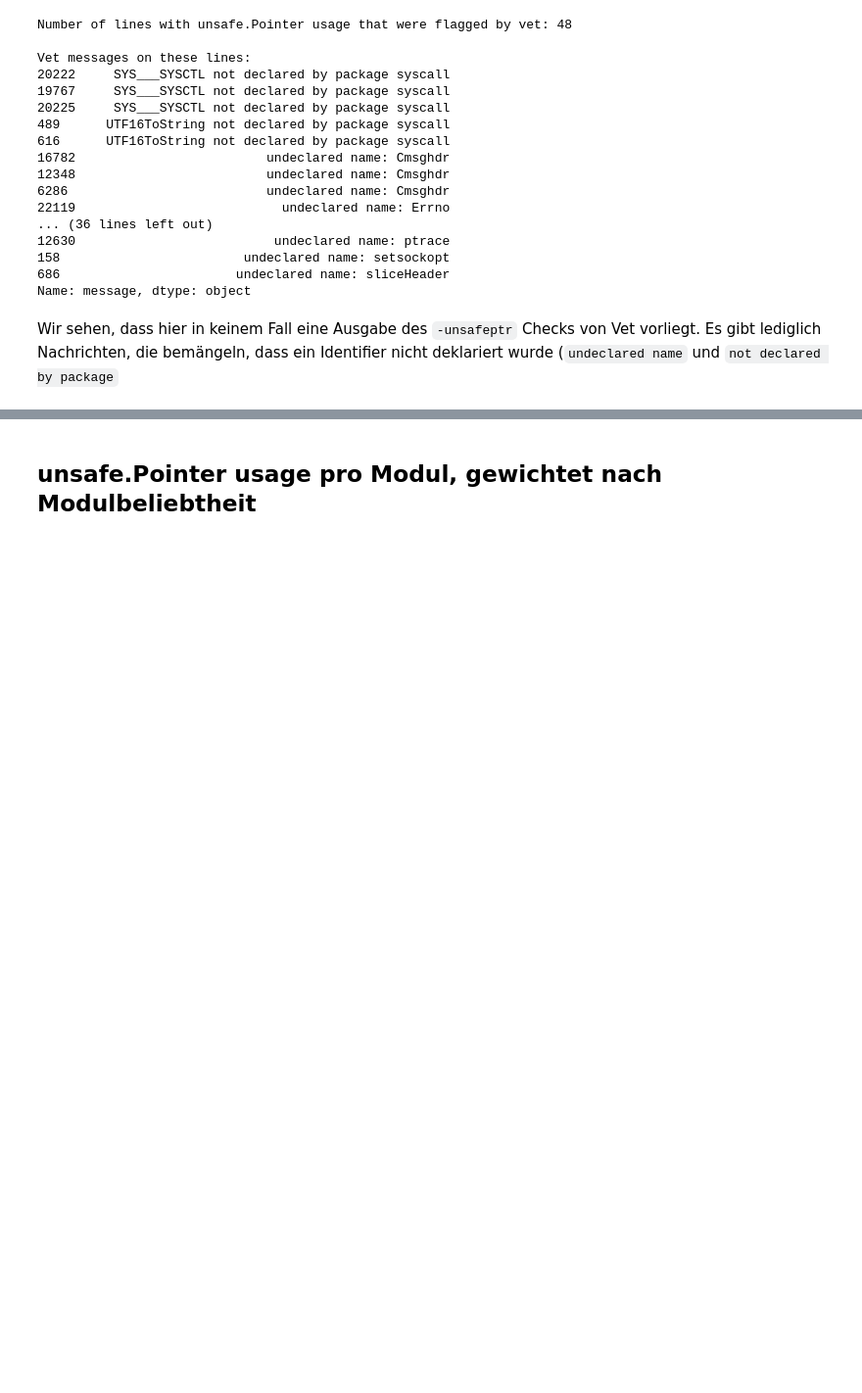
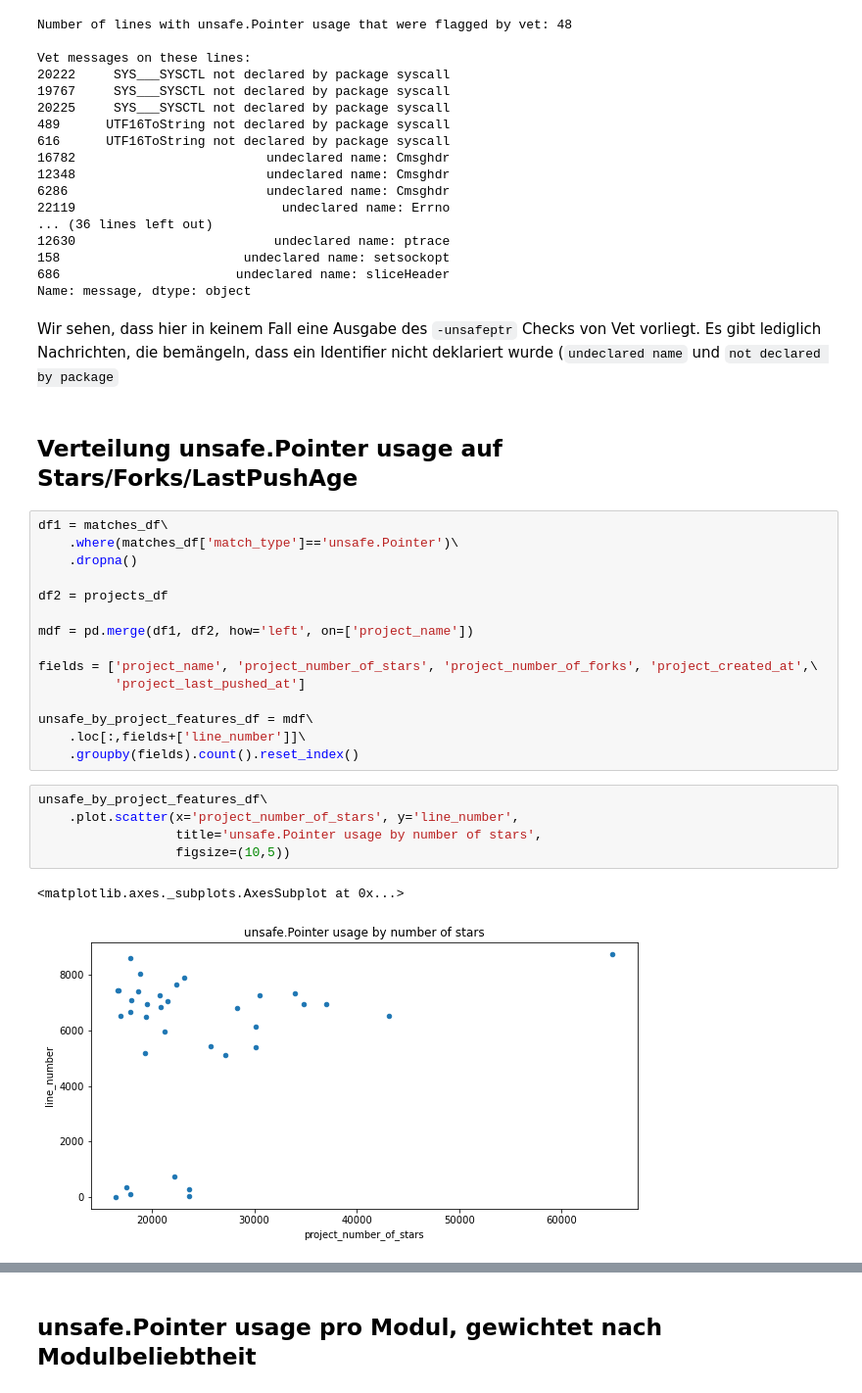
Before and after one commit to jlauinger/master-of-science, a Jupyter notebook: code/data-survey/analysis/data-exploration.ipynb, the cells around one changed output, grey strips where cells are left out. Shown at 98% size. Saved outputs shown, nothing was run; the diff lists cells and outputs as text; blank space fills up the shorter version.

Commit message:
add project feature analysis

```diff
--- a/code/data-survey/analysis/data-exploration.ipynb
+++ b/code/data-survey/analysis/data-exploration.ipynb
@@ -697,3 +711,28 @@ Vet messages on these lines:
 Name: message, dtype: object
 # %% [markdown]
 Wir sehen, dass hier in keinem Fall eine Ausgabe des `-unsafeptr` Checks von Vet vorliegt. Es gibt lediglich Nachrichten, die bemängeln, dass ein Identifier nicht deklariert wurde (`undeclared name` und `not declared by package`
+# %% [markdown]
+## Verteilung unsafe.Pointer usage auf Stars/Forks/LastPushAge
+# %%
+df1 = matches_df\
+    .where(matches_df['match_type']=='unsafe.Pointer')\
+    .dropna()
+
+df2 = projects_df
+
+mdf = pd.merge(df1, df2, how='left', on=['project_name'])
+
+fields = ['project_name', 'project_number_of_stars', 'project_number_of_forks', 'project_created_at',\
+          'project_last_pushed_at']
+
+unsafe_by_project_features_df = mdf\
+    .loc[:,fields+['line_number']]\
+    .groupby(fields).count().reset_index()
+# %%
+unsafe_by_project_features_df\
+    .plot.scatter(x='project_number_of_stars', y='line_number',
+                  title='unsafe.Pointer usage by number of stars',
+                  figsize=(10,5))
+# %% [output]
+<matplotlib.axes._subplots.AxesSubplot at 0x...>
+[figure, added]
```
Also changed, not shown: parts of 7 cells of this notebook.
